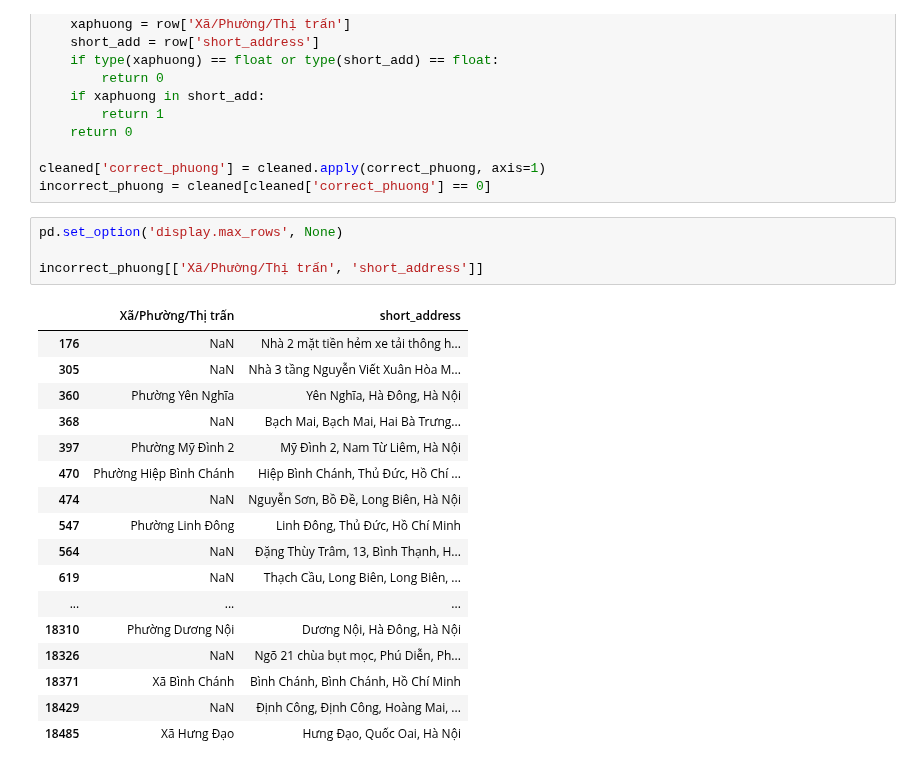
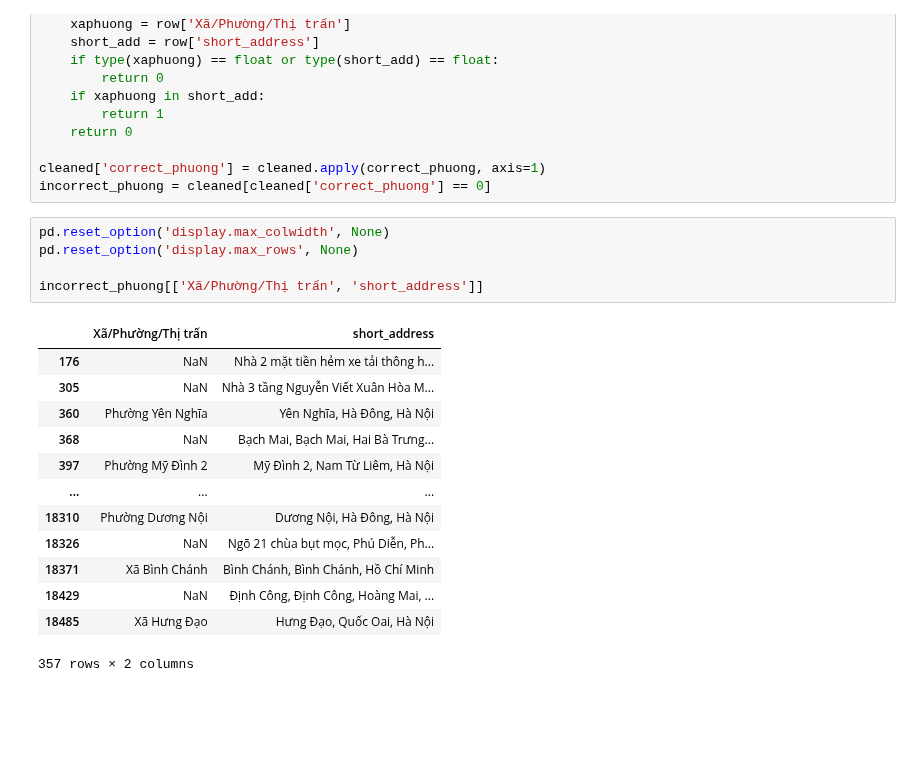
Before and after one commit to PhamMaiLinh-2403/estates-scraping-bds, a Jupyter notebook: test.ipynb, the cells around one changed output. Cells and saved outputs as stored; diff of their text form; blank space fills up the shorter version.

```diff
--- a/test.ipynb
+++ b/test.ipynb
@@ -86,27 +89,24 @@ def correct_phuong(row):
 cleaned['correct_phuong'] = cleaned.apply(correct_phuong, axis=1)
 incorrect_phuong = cleaned[cleaned['correct_phuong'] == 0]
 # %%
-pd.set_option('display.max_rows', None)
+pd.reset_option('display.max_colwidth', None)
+pd.reset_option('display.max_rows', None)
 
 incorrect_phuong[['Xã/Phường/Thị trấn', 'short_address']]
 # %% [output]
 |  | Xã/Phường/Thị trấn | short_address |
 | 176 | NaN | Nhà 2 mặt tiền hẻm xe tải thông h... |
 | 305 | NaN | Nhà 3 tầng Nguyễn Viết Xuân Hòa M... |
 | 360 | Phường Yên Nghĩa | Yên Nghĩa, Hà Đông, Hà Nội |
 | 368 | NaN | Bạch Mai, Bạch Mai, Hai Bà Trưng... |
 | 397 | Phường Mỹ Đình 2 | Mỹ Đình 2, Nam Từ Liêm, Hà Nội |
-| 470 | Phường Hiệp Bình Chánh | Hiệp Bình Chánh, Thủ Đức, Hồ Chí ... |
-| 474 | NaN | Nguyễn Sơn, Bồ Đề, Long Biên, Hà Nội |
-| 547 | Phường Linh Đông | Linh Đông, Thủ Đức, Hồ Chí Minh |
-| 564 | NaN | Đặng Thùy Trâm, 13, Bình Thạnh, H... |
-| 619 | NaN | Thạch Cầu, Long Biên, Long Biên, ... |
 | ... | ... | ... |
 | 18310 | Phường Dương Nội | Dương Nội, Hà Đông, Hà Nội |
 | 18326 | NaN | Ngõ 21 chùa bụt mọc, Phú Diễn, Ph... |
 | 18371 | Xã Bình Chánh | Bình Chánh, Bình Chánh, Hồ Chí Minh |
 | 18429 | NaN | Định Công, Định Công, Hoàng Mai, ... |
 | 18485 | Xã Hưng Đạo | Hưng Đạo, Quốc Oai, Hà Nội |
+357 rows × 2 columns
 # %% [markdown]
 - 176: Không điền nổi
 - 703: Phường Ba: Bạch Mai, Hai Bà Trưng, Hà Nội ???
```
Also changed, not shown: parts of 13 cells of this notebook, 2 other files.
